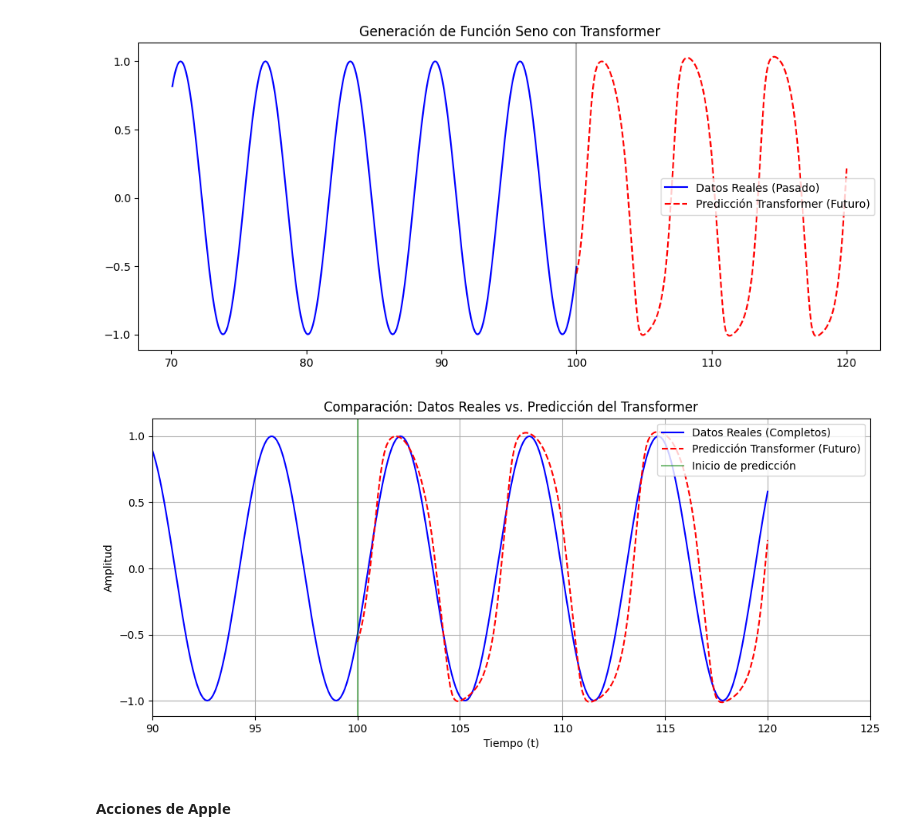
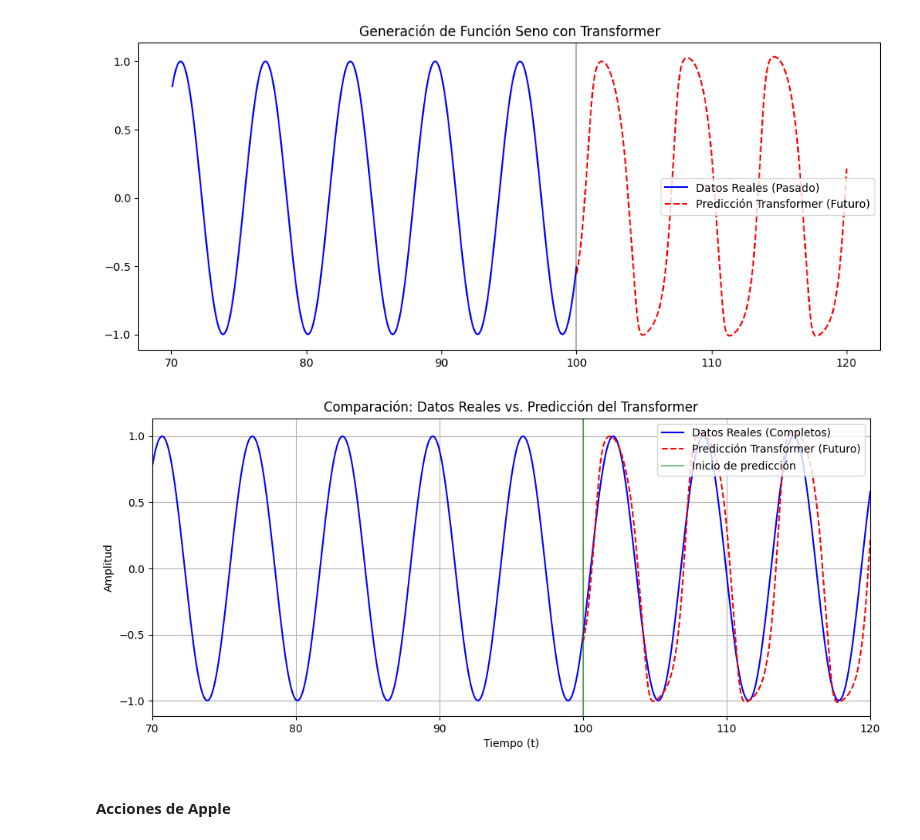
Before and after one commit to vha11/AA2-Practica1, a Jupyter notebook: Parte2_Transformers/transformer_alumno.ipynb, the cells around one changed output. Saved outputs shown, nothing was run; the diff lists cells and outputs as text; code cells hidden in the pictures.

```diff
--- a/Parte2_Transformers/transformer_alumno.ipynb
+++ b/Parte2_Transformers/transformer_alumno.ipynb
@@ -233,33 +238,30 @@ plt.show()
 # %% [output]
 [figure]
 # %%
-# Crear la figura con un buen tamaño
 plt.figure(figsize=(12, 5))
 
 # 1. Graficar TODOS los datos reales (pasado y futuro real)
 plt.plot(t_real, data_real, color='blue', label='Datos Reales (Completos)')
 
 # 2. Recrear el eje X para las predicciones (basado en tu código del Transformer)
 t_preds = np.linspace(t[-1], t[-1] + 20, future_points)
 
 # 3. Graficar las predicciones del Transformer superpuestas
 plt.plot(t_preds, predictions, color='red', linestyle='--', label='Predicción Transformer (Futuro)')
 
 # 4. Añadir una línea vertical para marcar dónde empieza el futuro
 plt.axvline(x=t[-1], color='green', alpha=0.5, label='Inicio de predicción')
 
-# 5. Aplicar el zoom para enfocarnos en la zona interesante (por ejemplo, de 90 a 125)
-plt.xlim(90, 125)
+plt.xlim(70, 120)
 
-# Configuraciones finales
 plt.title('Comparación: Datos Reales vs. Predicción del Transformer')
 plt.xlabel('Tiempo (t)')
 plt.ylabel('Amplitud')
 plt.grid(True)
-plt.legend(loc='upper right') # Coloca la leyenda arriba a la derecha para no tapar la onda
+plt.legend(loc='upper right')
 plt.show()
 # %% [output]
-[figure, old version]
+[figure, new version]
 # %% [markdown]
 #### Acciones de Apple
 # %%
```
Also changed, not shown: parts of 3 cells of this notebook.
